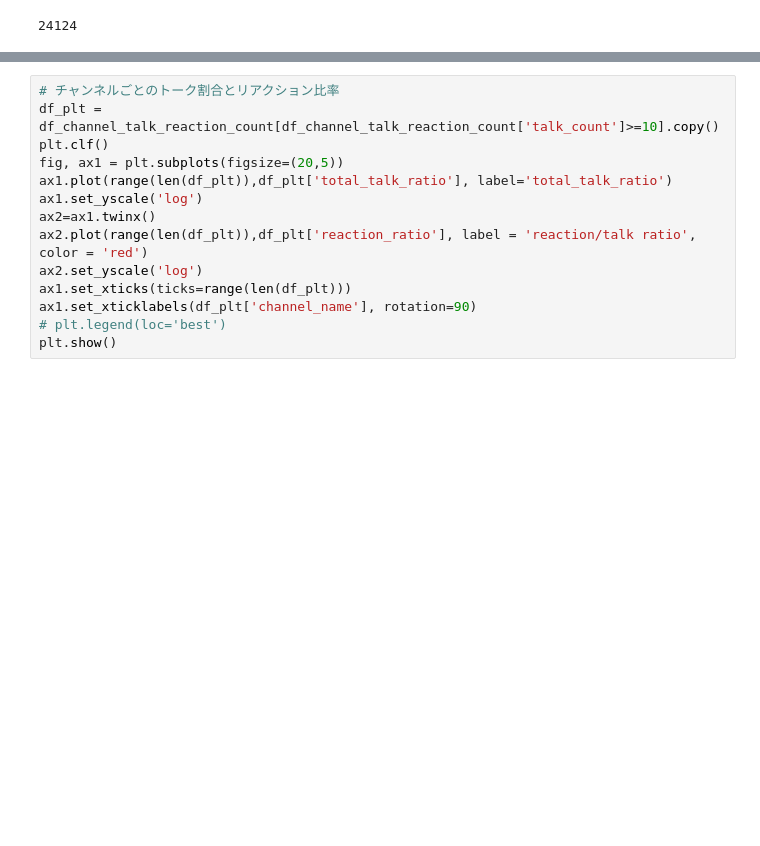
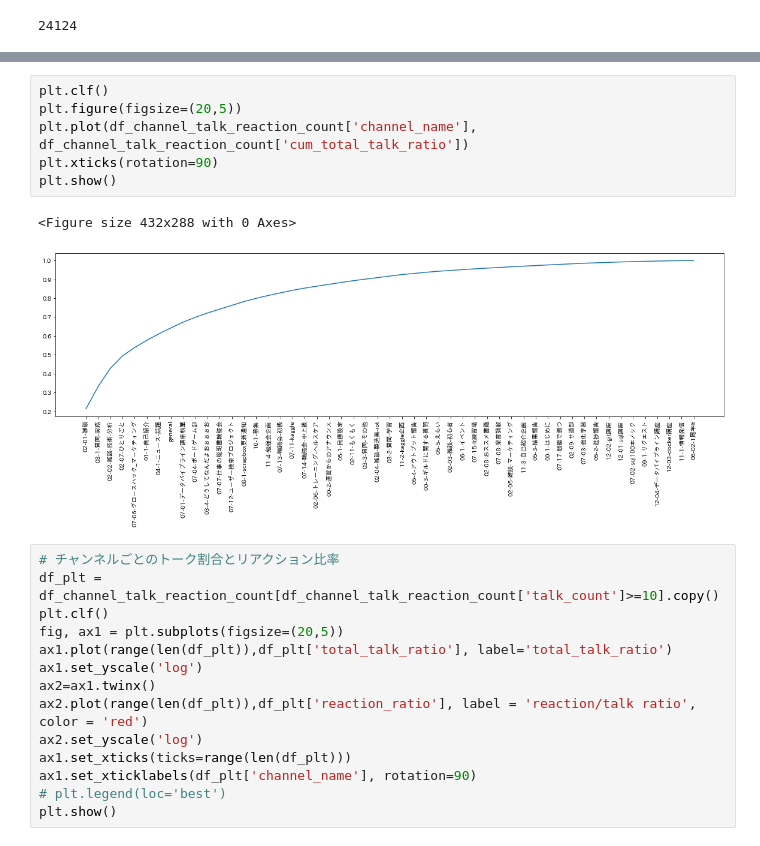
Before and after one commit to daikichidaze/slack-report-2020, a Jupyter notebook: slack-data-bacis-analysis.ipynb, the cells around one changed output, grey strips where cells are left out. Cells and saved outputs as stored; diff of their text form; blank space fills up the shorter version.

```diff
--- a/slack-data-bacis-analysis.ipynb
+++ b/slack-data-bacis-analysis.ipynb
@@ -194,6 +144,15 @@ df_channel_talk_reaction_count
 | 48 | C013AE9ND0U | 12-03-docker講座 | 36 | 35 | 0.972222 | 2020-05-07 | 2020-06-29 | ... |
 | 49 | CSU51HKT6 | 11-1-情報発信 | 29 | 1 | 0.034483 | 2020-01-20 | 2020-07-05 | ... |
 | 50 | C0159KPMZ1B | 06-02-1周年lt | 22 | 8 | 0.363636 | 2020-06-13 | 2020-07-05 | ... |
+# %%
+plt.clf()
+plt.figure(figsize=(20,5))
+plt.plot(df_channel_talk_reaction_count['channel_name'], df_channel_talk_reaction_count['cum_total_talk_ratio'])
+plt.xticks(rotation=90)
+plt.show()
+# %% [output]
+<Figure size 432x288 with 0 Axes>
+[figure, added]
 # %%
 # チャンネルごとのトーク割合とリアクション比率
 df_plt = df_channel_talk_reaction_count[df_channel_talk_reaction_count['talk_count']>=10].copy()
```
Also changed, not shown: parts of 15 cells of this notebook, 1 other file.
